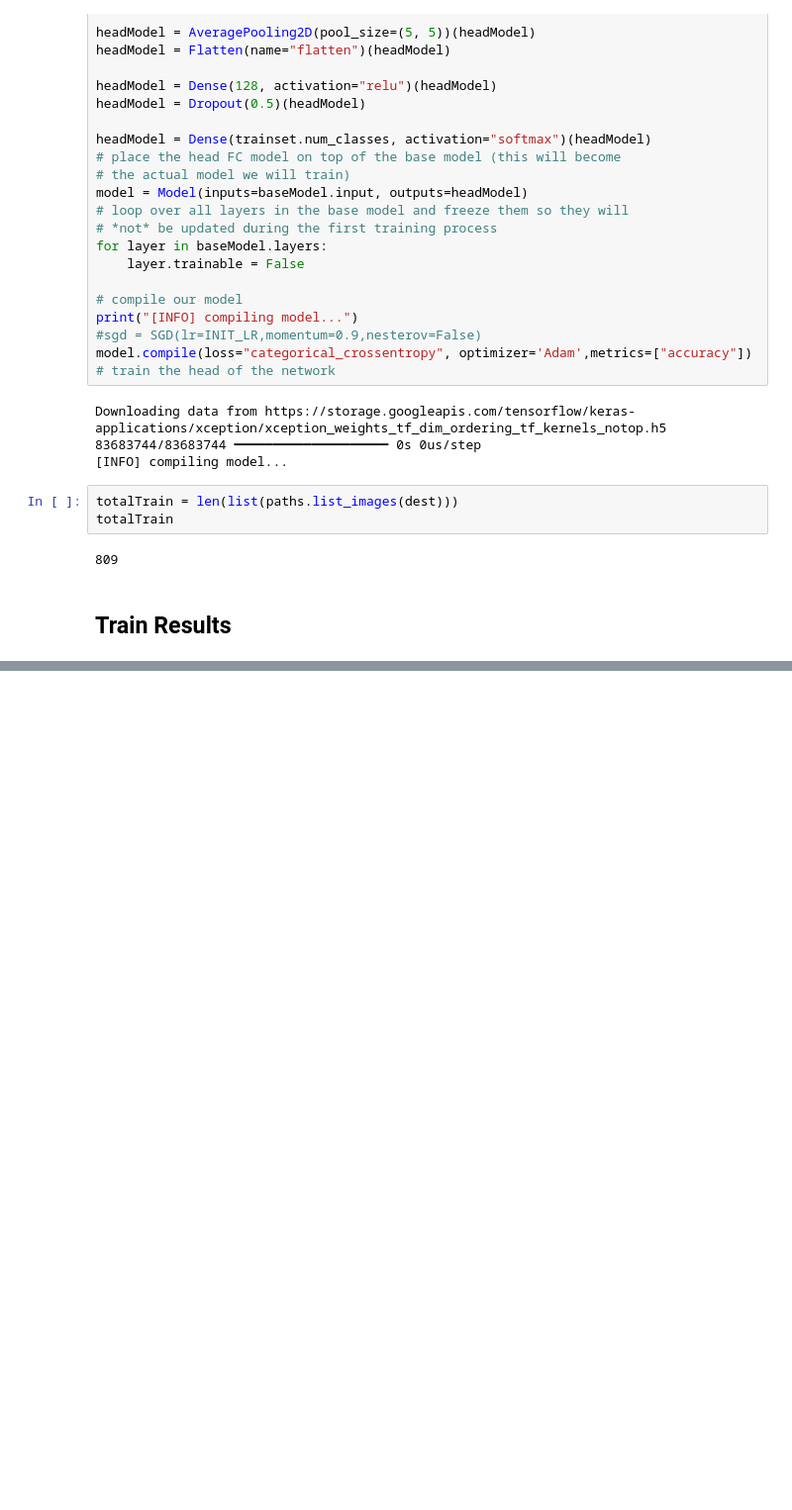
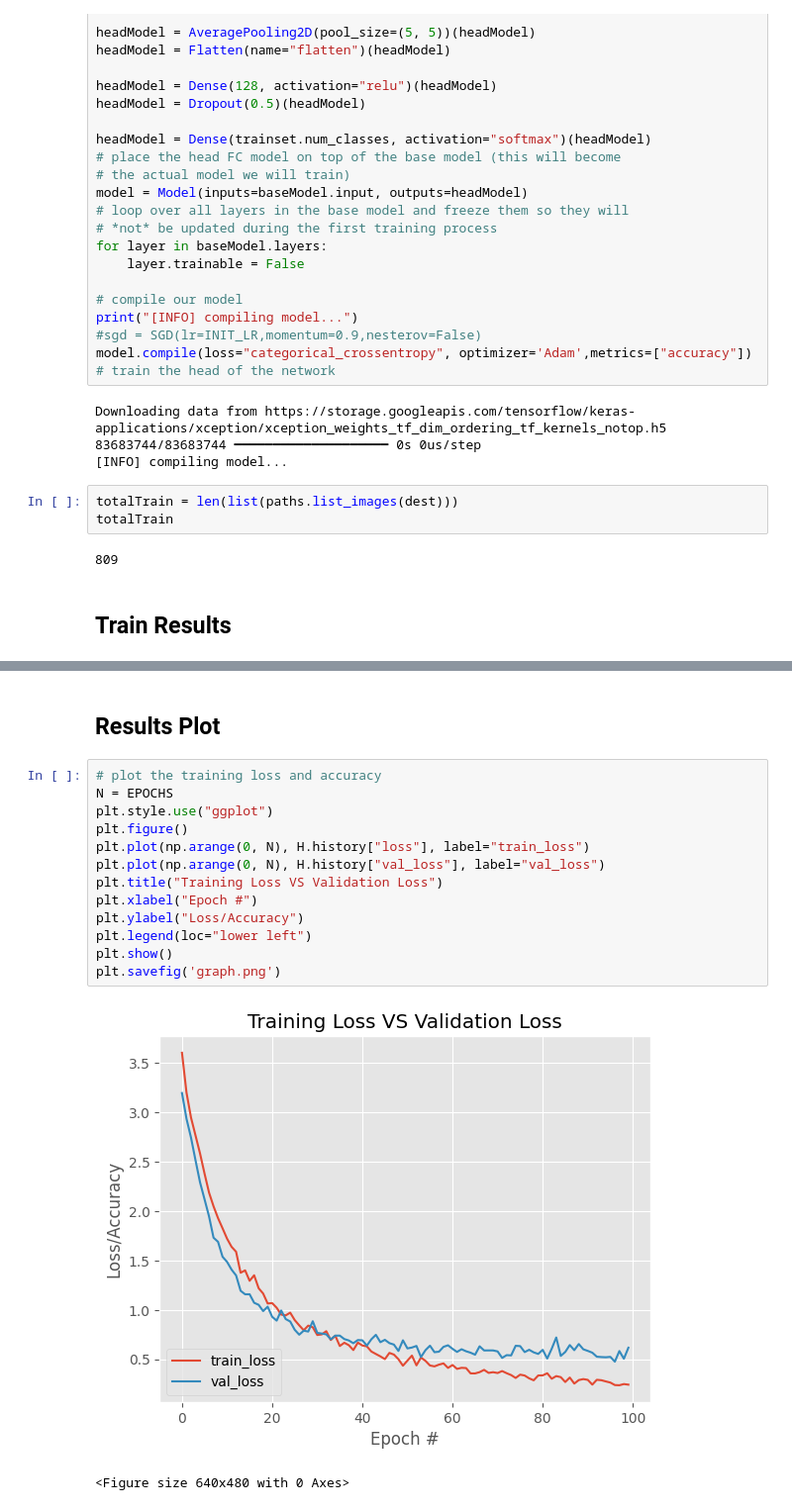
Before and after one commit to ysneef/Data-Analytics-and-Deep-Learning, a Jupyter notebook: Brand_Logo_Detection.ipynb, the cells around one changed output, grey strips where cells are left out. Shown at 99% size. Drawn from its saved outputs; the diff is of its cells as text; blank space fills up the shorter version.

```diff
--- a/Brand_Logo_Detection.ipynb
+++ b/Brand_Logo_Detection.ipynb
@@ -481,3 +481,21 @@ Epoch 99/100
 3/3 ━━━━━━━━━━━━━━━━━━━━ 213s 72s/step - accuracy: 0.9470 - loss: 0.2438 - val_accuracy: 0.8509 - val_loss: 0.5064
 Epoch 100/100
 3/3 ━━━━━━━━━━━━━━━━━━━━ 250s 105s/step - accuracy: 0.9557 - loss: 0.2137 - val_accuracy: 0.8199 - val_loss: 0.6179
+# %% [markdown]
+## Results Plot
+# %%
+# plot the training loss and accuracy
+N = EPOCHS
+plt.style.use("ggplot")
+plt.figure()
+plt.plot(np.arange(0, N), H.history["loss"], label="train_loss")
+plt.plot(np.arange(0, N), H.history["val_loss"], label="val_loss")
+plt.title("Training Loss VS Validation Loss")
+plt.xlabel("Epoch #")
+plt.ylabel("Loss/Accuracy")
+plt.legend(loc="lower left")
+plt.show()
+plt.savefig('graph.png')
+# %% [output]
+[figure, added]
+<Figure size 640x480 with 0 Axes>
```
Also changed, not shown: parts of 13 cells of this notebook.
